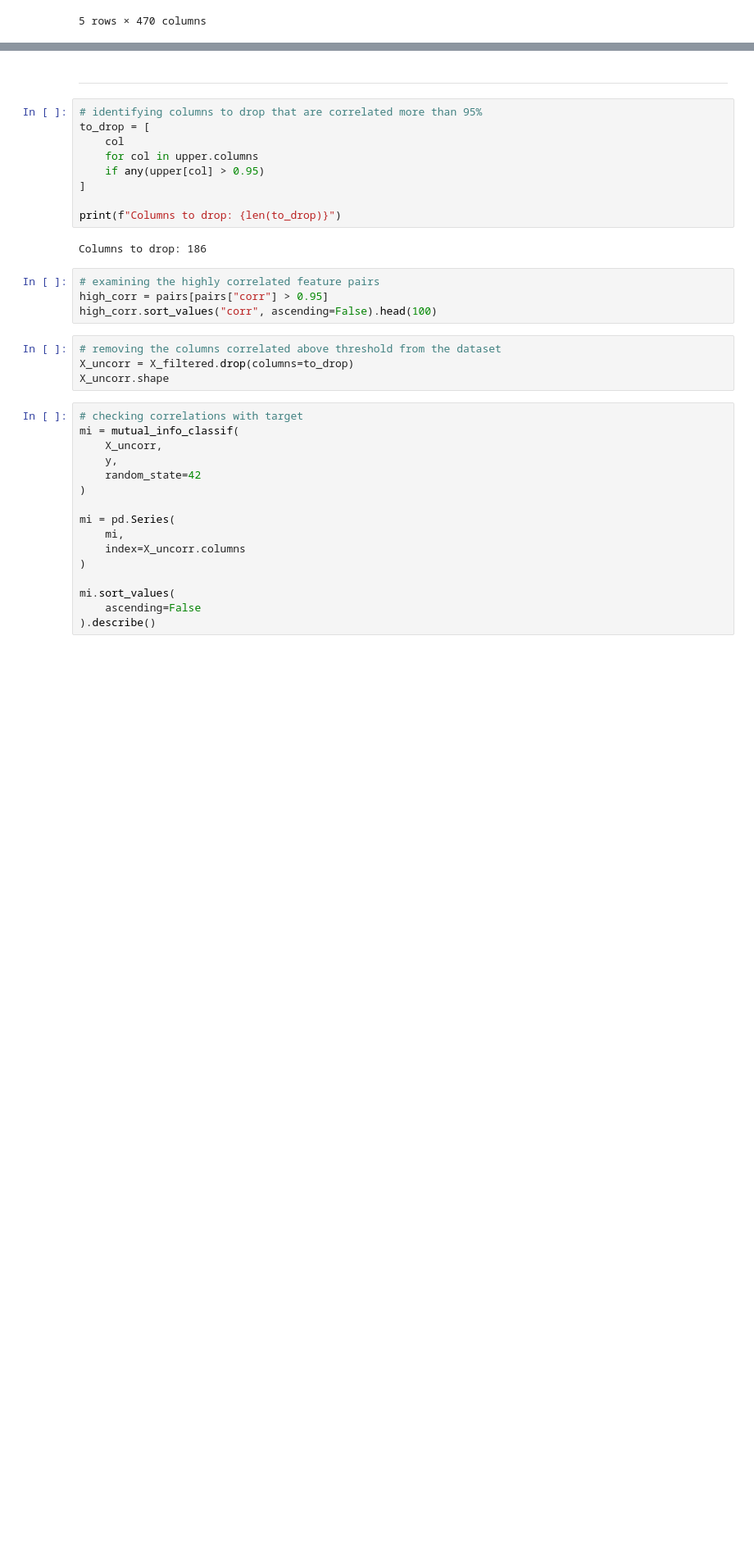
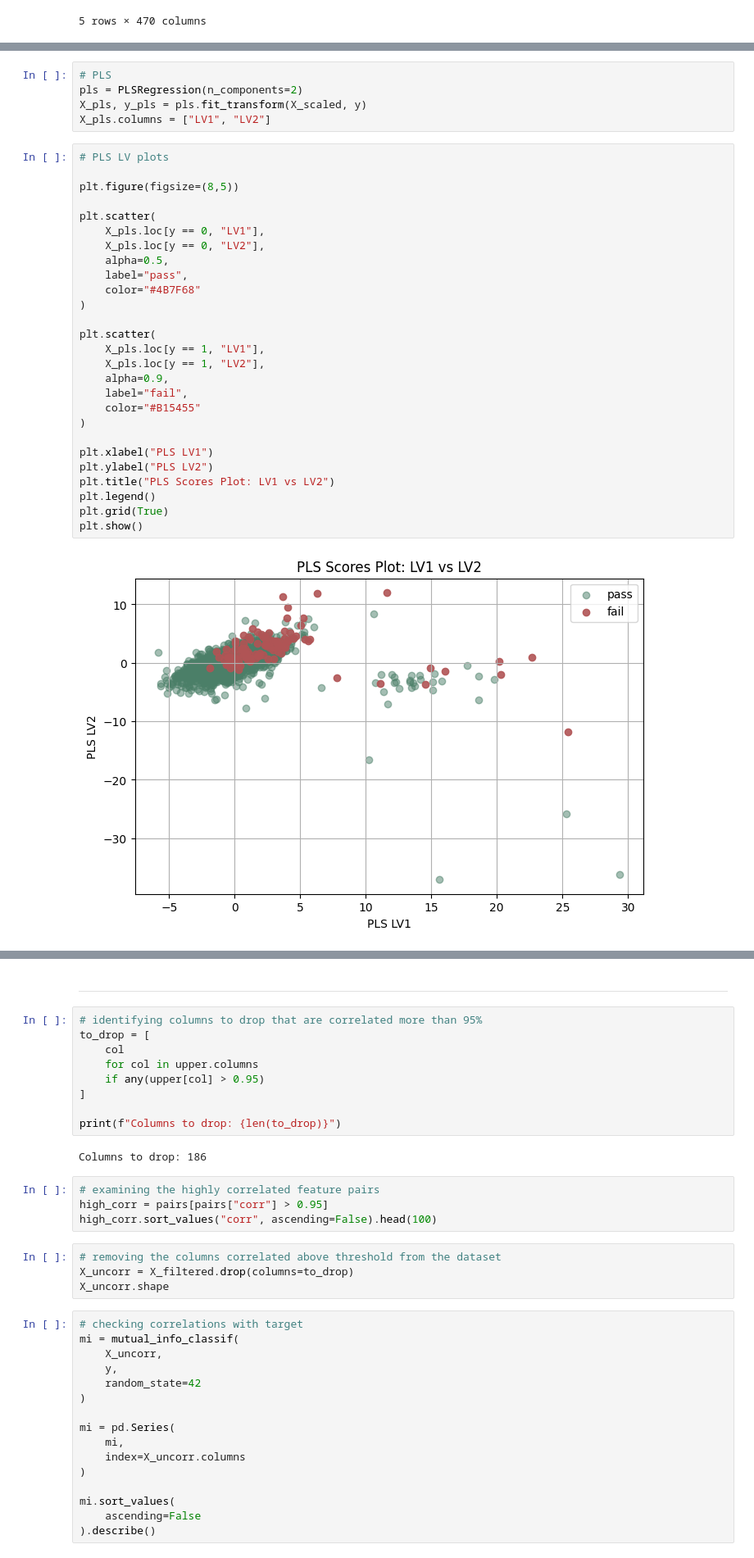
Before and after one commit to intuitiveengineer/secom-ml, a Jupyter notebook: notebooks/00-data-exploration.ipynb, the cells around one changed output, grey strips where cells are left out. Shown at 82% size. Saved outputs shown, nothing was run; the diff lists cells and outputs as text; blank space fills up the shorter version.

```diff
--- a/notebooks/00-data-exploration.ipynb
+++ b/notebooks/00-data-exploration.ipynb
@@ -230,2 +233,36 @@ plt.show()
 
 Next step: Check PLS latent variables if any signal can be teased out from the labels.
+# %%
+# PLS
+pls = PLSRegression(n_components=2)
+X_pls, y_pls = pls.fit_transform(X_scaled, y)
+X_pls.columns = ["LV1", "LV2"]
+# %%
+# PLS LV plots
+
+plt.figure(figsize=(8,5))
+
+plt.scatter(
+    X_pls.loc[y == 0, "LV1"],
+    X_pls.loc[y == 0, "LV2"],
+    alpha=0.5,
+    label="pass",
+    color="#4B7F68"
+)
+
+plt.scatter(
+    X_pls.loc[y == 1, "LV1"],
+    X_pls.loc[y == 1, "LV2"],
+    alpha=0.9,
+    label="fail",
+    color="#B15455"
+)
+
+plt.xlabel("PLS LV1")
+plt.ylabel("PLS LV2")
+plt.title("PLS Scores Plot: LV1 vs LV2")
+plt.legend()
+plt.grid(True)
+plt.show()
+# %% [output]
+[figure, added]
```
Also changed, not shown: parts of 7 cells of this notebook, 1 other file.
